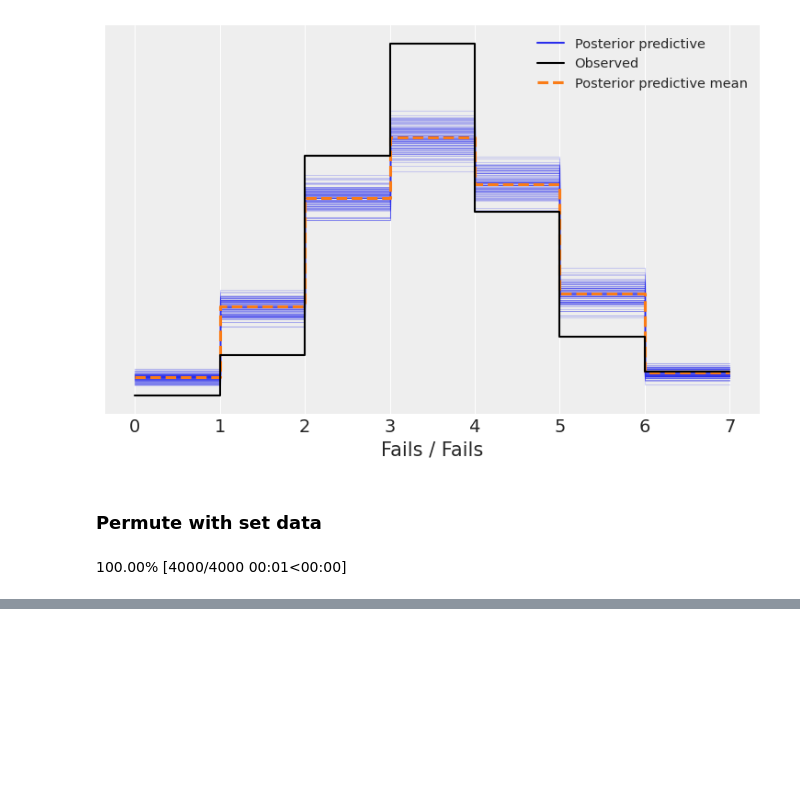
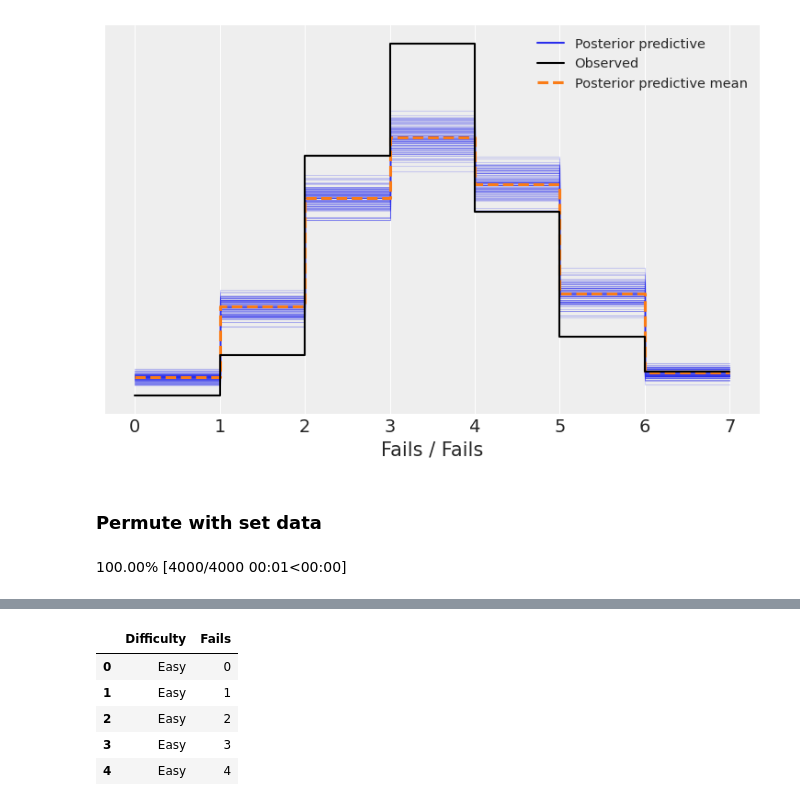
Before and after one commit to DJSherwood/wordle-analysis, a Jupyter notebook: BetterBinomial.ipynb, the cells around one changed output, grey strips where cells are left out. Cells and saved outputs as stored; diff of their text form; code cells hidden in the pictures; blank space fills up the shorter version.

```diff
--- a/BetterBinomial.ipynb
+++ b/BetterBinomial.ipynb
@@ -325,0 +325,7 @@ test_raw['prediction'] = y_test.posterior_predictive['Fails'].mean(('chain', 'dr
+# %%
+n_a = az.summary(trace2, var_names="Namesα")
+n_b = az.summary(trace2, var_names="Namesβ")
+d_a = az.summary(trace2, var_names="Diffα")
+d_b = az.summary(trace2, var_names="Diffβ")
+e_a = az.summary(trace2, var_names="ϵα")
+e_b = az.summary(trace2, var_names="ϵβ")
@@ -325,0 +359,43 @@ test_raw['prediction'] = y_test.posterior_predictive['Fails'].mean(('chain', 'dr
+# %%
+easy_final=[]
+hard_final=[]
+with pm.Model() as m:
+    for k in [0,1,2,3,4,5]:
+        easy = pm.BetaBinomial("easy"+str(k),
+                                n=6,
+                                alpha = x_a[k],
+                                beta = x_b[k])
+        t = pm.draw(easy, draws = 500)
+        easy_final.append(t)
+
+with pm.Model() as n:
+    for k in [6, 7, 8, 9, 10, 11]:
+        hard = pm.BetaBinomial("hard"+str(k),
+                                n=6,
+                                alpha = x_a[k],
+                                beta = x_b[k])
+        t = pm.draw(hard, draws = 500)
+        hard_final.append(t)
+# %%
+easy = np.reshape(easy_final, (500, 6))
+hard = np.reshape(hard_final, (500, 6))
+
+stacked = np.vstack((easy, hard))
+
+density_df = pd.DataFrame(stacked, columns=['Player1','Player2','Player3','Player4','Player5','Player6'])
+# %%
+a = ['Easy' for i in np.arange(0,500)]
+b = ['Hard' for j in np.arange(500,1000)]
+density_df['Difficulty'] = a + b
+
+template_df = pd.DataFrame({'Difficulty': ['Easy' for i in np.arange(0,7) ] + ['Hard' for i in np.arange(0,7) ],
+                            'Fails': [ i for i in np.arange(0,7) ] + [ i for i in np.arange(0,7) ]})
+
+template_df.head()
+# %% [output]
+|  | Difficulty | Fails |
+| 0 | Easy | 0 |
+| 1 | Easy | 1 |
+| 2 | Easy | 2 |
+| 3 | Easy | 3 |
+| 4 | Easy | 4 |
```
Also changed, not shown: parts of 7 cells of this notebook, 3 other files.
